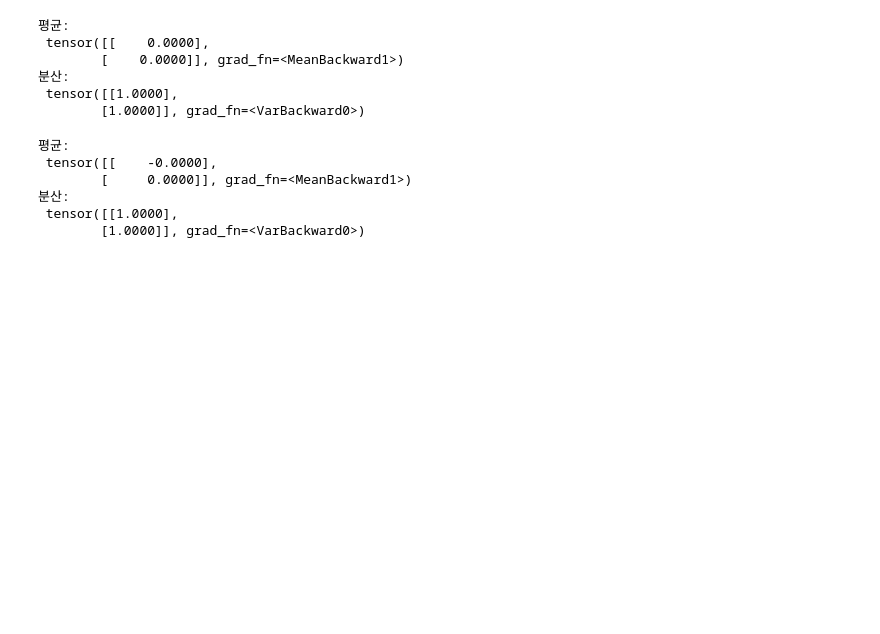
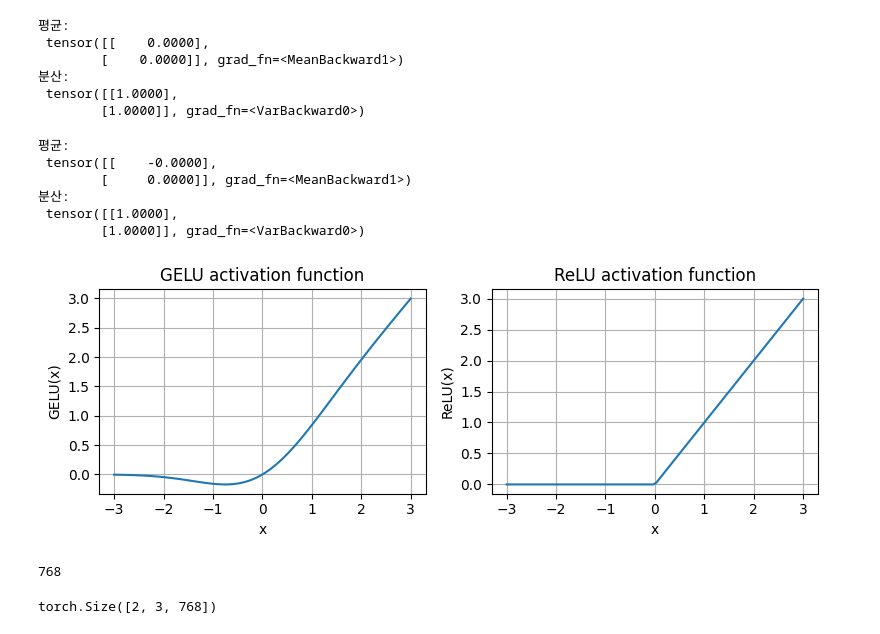
Before and after one commit to sseregit/build-a-large-language-model-challenge, a Jupyter notebook: section04/section04.ipynb, the cells around one changed output. Drawn from its saved outputs; the diff is of its cells as text; code cells hidden in the pictures; blank space fills up the shorter version.

Commit message:
4.3 GELU 활성화 함수를 사용하는 피드 포워드 네트워크 구현하기

```diff
--- a/section04/section04.ipynb
+++ b/section04/section04.ipynb
@@ -189,3 +189,36 @@ print("분산:\n", var)
 분산:
  tensor([[1.0000],
         [1.0000]], grad_fn=<VarBackward0>)
+# %%
+class GELU(nn.Module):
+  def __init__(self):
+    super().__init__()
+
+  def forward(self, x):
+    return 0.5 * x * (1 + torch.tanh(
+        torch.sqrt(torch.tensor(2.0 / torch.pi)) *
+         (x + 0.044715 * torch.pow(x, 3))
+         ))
+# %%
+import matplotlib.pyplot as plt
+
+gelu, relu = GELU(), nn.ReLU()
+
+# 샘플 데이터
+x = torch.linspace(-3, 3, 100)
+y_gelu, y_relu = gelu(x), relu(x)
+
+plt.figure(figsize=(8, 3))
+
+for i, (y, label) in enumerate(zip([y_gelu, y_relu], ["GELU", "ReLU"]), 1):
+  plt.subplot(1, 2, i)
+  plt.plot(x, y)
+  plt.title(f"{label} activation function")
+  plt.xlabel("x")
+  plt.ylabel(f"{label}(x)")
+  plt.grid(True)
+
+plt.tight_layout()
+plt.show()
+# %% [output]
+[figure, added]
@@ -191,0 +237,13 @@ print("분산:\n", var)
+# %%
+print(GPT_CONFIG_124M["emb_dim"])
+# %% [output]
+768
+# %%
+ffn = FeedForward(GPT_CONFIG_124M)
+
+# 입력 크기: [batch_size, num_token, emb_size]
+x = torch.rand(2, 3, 768)
+out = ffn(x)
+print(out.shape)
+# %% [output]
+torch.Size([2, 3, 768])
```
Also changed, not shown: parts of 1 cell of this notebook.
